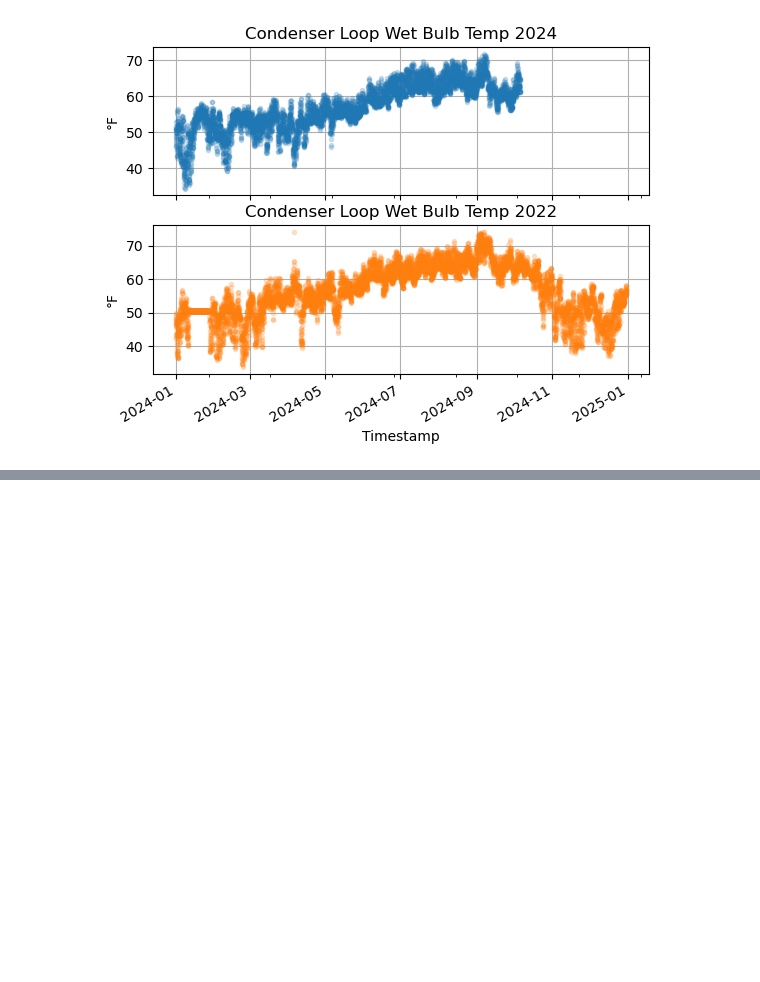
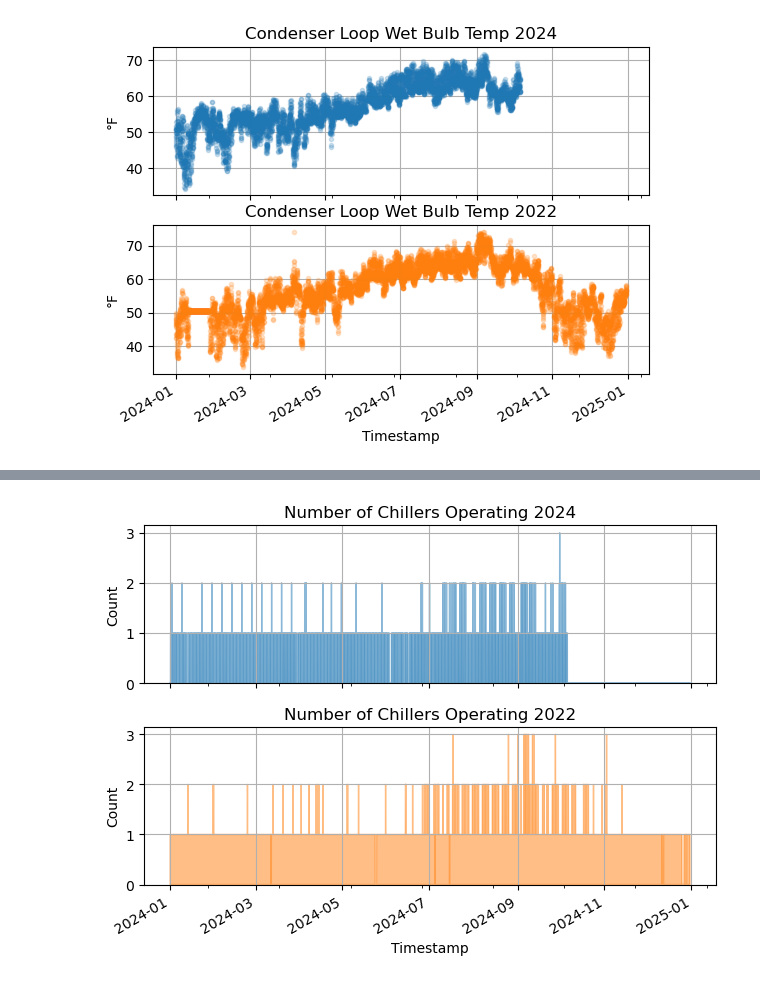
Before and after one commit to billtubbs/district-energy-systems, a Jupyter notebook: CSUDH/2-preliminary-data-analysis.ipynb, the cells around one changed output, grey strips where cells are left out. Cells and saved outputs as stored; diff of their text form; code cells hidden in the pictures; blank space fills up the shorter version.

```diff
--- a/CSUDH/data-preparation.ipynb
+++ b/CSUDH/2-preliminary-data-analysis.ipynb
@@ -480,0 +333,17 @@ for chiller in chiller_efficiency_cols:
+# %%
+# Compute number of chillers operating
+for year in chiller_operating_cols[1]:
+    cols = [chiller_operating_cols[chiller][year] for chiller in chiller_operating_cols]
+    new_col = f"Number of Chillers Operating {year}"
+    df[new_col] = df[cols].sum(axis=1)
+    units[new_col] = 'Count'
+# %%
+fig, axes = plt.subplots(2, 1, sharex=True)
+for ax, year in zip(axes, chiller_operating_cols[1]):
+    col = f"Number of Chillers Operating {year}"
+    df[col].plot.area(ax=ax, color=colors[year], linestyle='', alpha=0.5,
+                      ylabel=units[col], grid=True, title=col)
+plt.tight_layout()
+plt.show()
+# %% [output]
+[figure, added]
```
Also changed, not shown: parts of 30 cells of this notebook, 1 other file.
